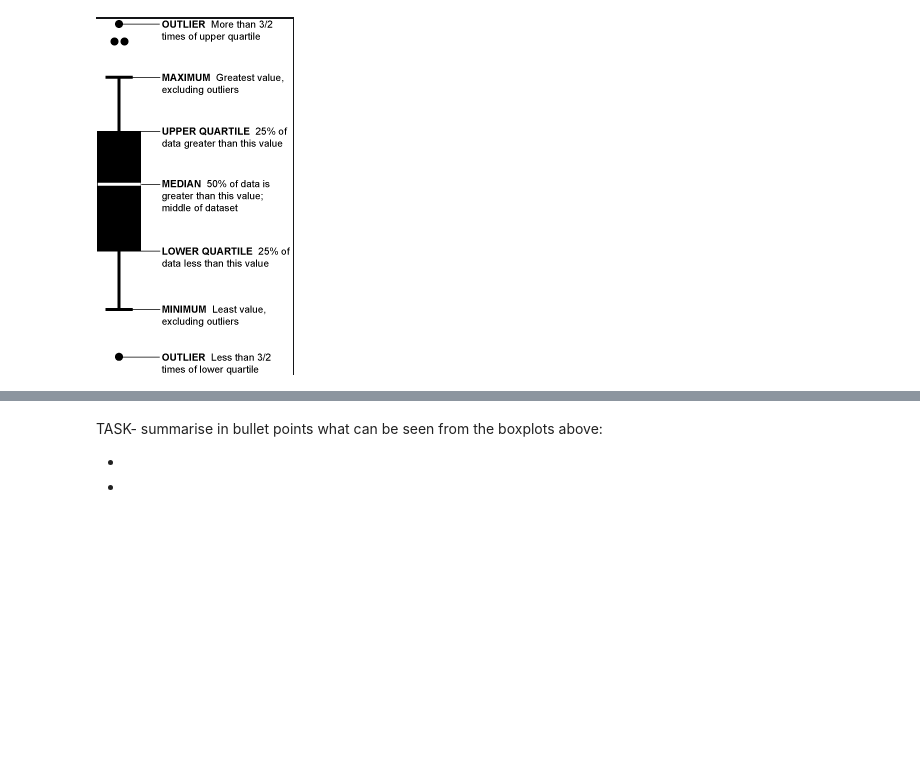
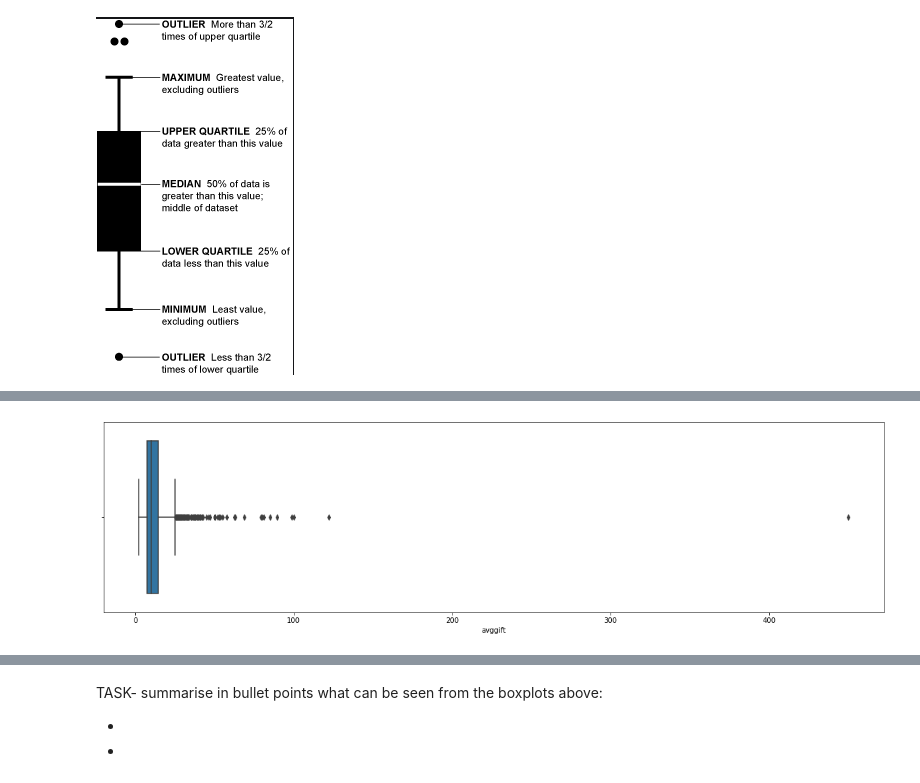
Before and after one commit to student-IH-labs-and-stuff/BCNDATA2022, a Jupyter notebook: ClassMaterials/Week1/Day4EDA/Correlation_Distribution_Multicollinearity-Sian.ipynb, the cells around one changed output, grey strips where cells are left out. Saved outputs shown, nothing was run; the diff lists cells and outputs as text; code cells hidden in the pictures; blank space fills up the shorter version.

```diff
--- a/ClassMaterials/Week1/Day4EDA/Correlation_Distribution_Multicollinearity-Sian.ipynb
+++ b/ClassMaterials/Week1/Day4EDA/Correlation_Distribution_Multicollinearity-Sian.ipynb
@@ -266,4 +300,8 @@ Image('boxplot.png')
 # %%
-#seaborn horizonal boxplot of body mass- can be easier to read
+#seaborn horizonal boxplot - can be easier to read
+plt.figure(figsize=(20,5))
+ax=sns.boxplot(x=data['avggift'])
+# %% [output]
+[figure, added]
 # %%
 #shorthand to create a boxplot with multiple categories
```
Also changed, not shown: parts of 13 cells of this notebook, 1 other file.
